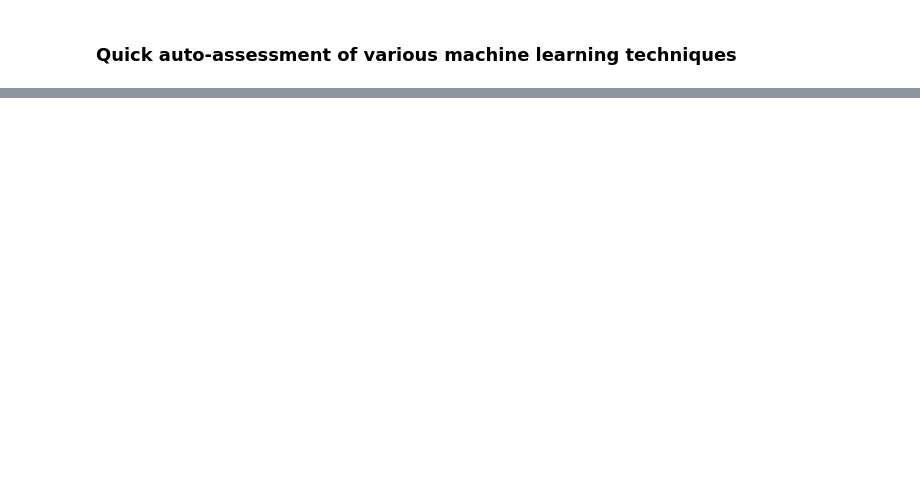
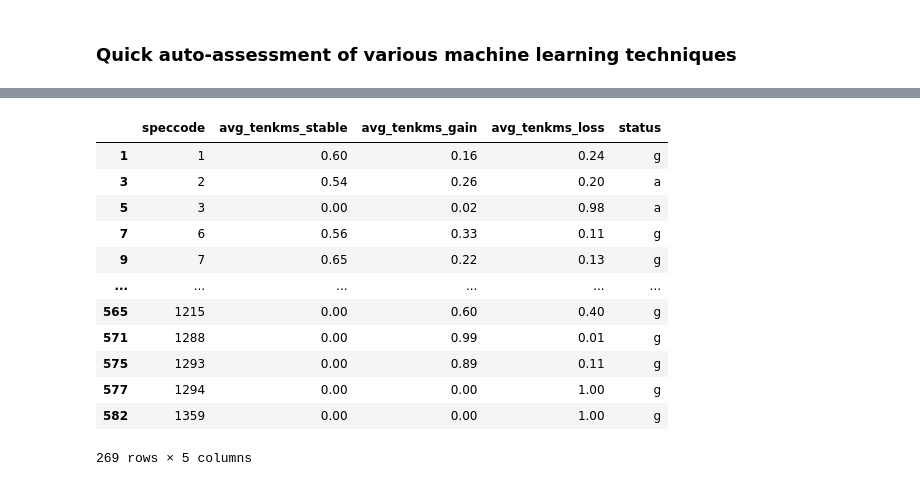
Before and after one commit to sjb296/bird-status-neural-networks, a Jupyter notebook: main.ipynb, the cells around one changed output, grey strips where cells are left out. Drawn from its saved outputs; the diff is of its cells as text; code cells hidden in the pictures; blank space fills up the shorter version.

```diff
--- a/main.ipynb
+++ b/main.ipynb
@@ -412,0 +447,23 @@ You can set `force_col_wise=true` to remove the overhead.
+# %%
+# These dataframes only contain data about birds which appear in both atlases
+dist_1970_intersection = dist_means_labelled_1970[
+    dist_means_labelled_1970["speccode"].isin(dist_means_labelled_1990["speccode"])
+][["speccode", "avg_tenkms_stable", "avg_tenkms_gain", "avg_tenkms_loss", "status"]]
+dist_1990_intersection = dist_means_labelled_1990[
+    dist_means_labelled_1990["speccode"].isin(dist_means_labelled_1970["speccode"])
+][["speccode", "avg_tenkms_stable", "avg_tenkms_gain", "avg_tenkms_loss", "status"]]
+dist_1990_intersection
+# %% [output]
+|  | speccode | avg_tenkms_stable | avg_tenkms_gain | avg_tenkms_loss | status |
+| 1 | 1 | 0.60 | 0.16 | 0.24 | g |
+| 3 | 2 | 0.54 | 0.26 | 0.20 | a |
+| 5 | 3 | 0.00 | 0.02 | 0.98 | a |
+| 7 | 6 | 0.56 | 0.33 | 0.11 | g |
+| 9 | 7 | 0.65 | 0.22 | 0.13 | g |
+| ... | ... | ... | ... | ... | ... |
+| 565 | 1215 | 0.00 | 0.60 | 0.40 | g |
+| 571 | 1288 | 0.00 | 0.99 | 0.01 | g |
+| 575 | 1293 | 0.00 | 0.89 | 0.11 | g |
+| 577 | 1294 | 0.00 | 0.00 | 1.00 | g |
+| 582 | 1359 | 0.00 | 0.00 | 1.00 | g |
+269 rows × 5 columns
```
Also changed, not shown: parts of 18 cells of this notebook.
